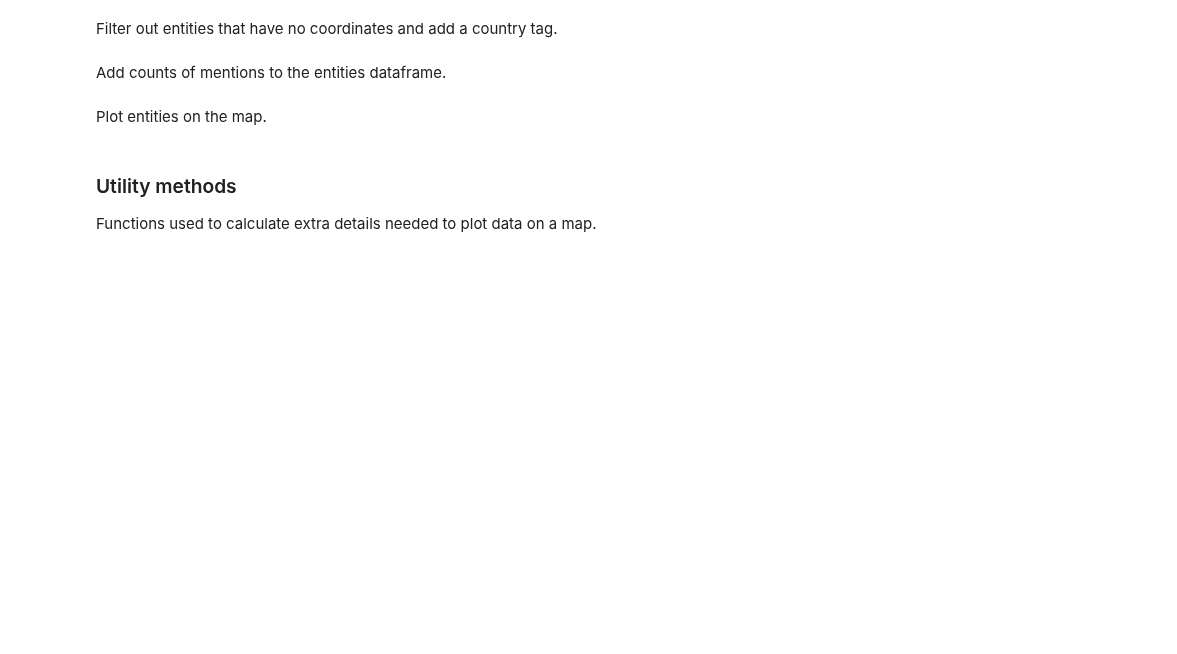
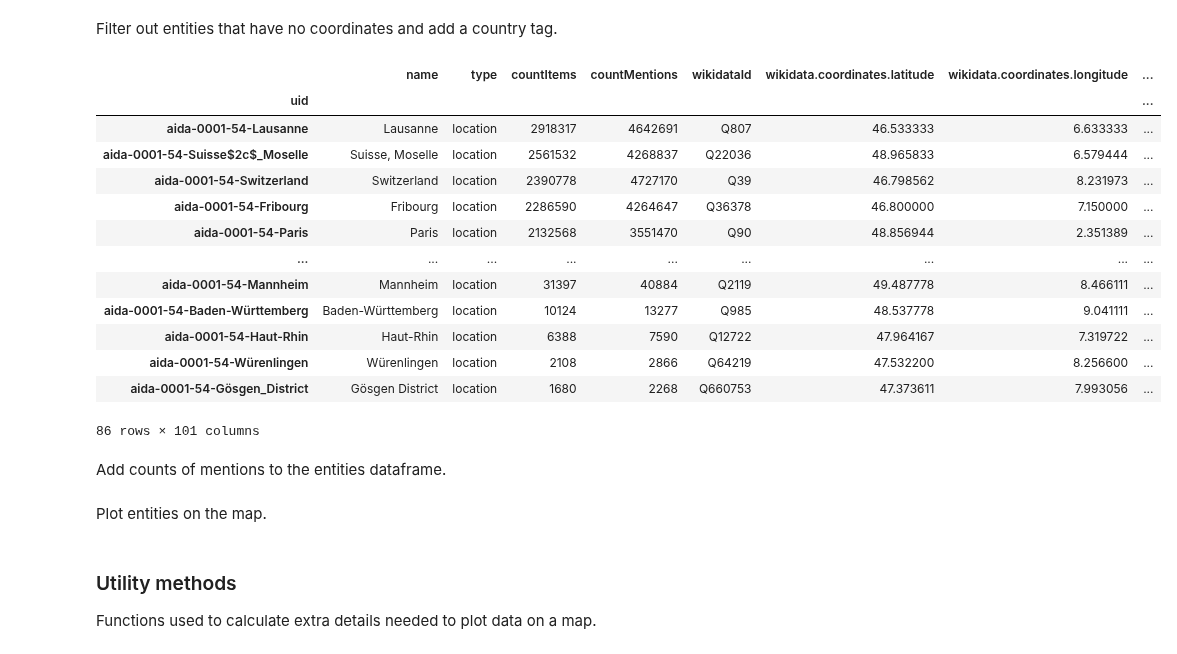
Before and after one commit to impresso/impresso-datalab-notebooks, a Jupyter notebook: 4-impresso-py/maps_explore.ipynb, the cells around one changed output. Cells and saved outputs as stored; diff of their text form; code cells hidden in the pictures; blank space fills up the shorter version.

```diff
--- a/4-impresso-py/maps_explore.ipynb
+++ b/4-impresso-py/maps_explore.ipynb
@@ -18,4 +20,4 @@ We need the following packages:
 # %%
 from impresso import connect, OR, DateRange
 
-impresso = connect(public_api_url="https://dev.impresso-project.ch/public-api")
+impresso = connect()
@@ -41,11 +57,31 @@ entities
 # %% [markdown]
 Filter out entities that have no coordinates and add a country tag.
 # %%
+import pandas as pd
+# disable "copy-on-write" warning
+pd.options.mode.copy_on_write = True
+
 df = entities.df
 entities_with_coordinates = df[df['wikidata.coordinates.latitude'].notna() & df['wikidata.coordinates.longitude'].notna()]
+
 # entity-type == "item" indicates it's a country
 entities_with_coordinates['is_country'] = entities_with_coordinates['wikidata.descriptions.fr'].str.contains('pays')
 entities_with_coordinates
+# %% [output]
+|  | name | type | countItems | countMentions | wikidataId | wikidata.coordinates.latitude | wikidata.coordinates.longitude | ... |
+| uid |  |  |  |  |  |  |  | ... |
+| aida-0001-54-Lausanne | Lausanne | location | 2918317 | 4642691 | Q807 | 46.533333 | 6.633333 | ... |
+| aida-0001-54-Suisse$2c$_Moselle | Suisse, Moselle | location | 2561532 | 4268837 | Q22036 | 48.965833 | 6.579444 | ... |
+| aida-0001-54-Switzerland | Switzerland | location | 2390778 | 4727170 | Q39 | 46.798562 | 8.231973 | ... |
+| aida-0001-54-Fribourg | Fribourg | location | 2286590 | 4264647 | Q36378 | 46.800000 | 7.150000 | ... |
+| aida-0001-54-Paris | Paris | location | 2132568 | 3551470 | Q90 | 48.856944 | 2.351389 | ... |
+| ... | ... | ... | ... | ... | ... | ... | ... | ... |
+| aida-0001-54-Mannheim | Mannheim | location | 31397 | 40884 | Q2119 | 49.487778 | 8.466111 | ... |
+| aida-0001-54-Baden-Württemberg | Baden-Württemberg | location | 10124 | 13277 | Q985 | 48.537778 | 9.041111 | ... |
+| aida-0001-54-Haut-Rhin | Haut-Rhin | location | 6388 | 7590 | Q12722 | 47.964167 | 7.319722 | ... |
+| aida-0001-54-Würenlingen | Würenlingen | location | 2108 | 2866 | Q64219 | 47.532200 | 8.256600 | ... |
+| aida-0001-54-Gösgen_District | Gösgen District | location | 1680 | 2268 | Q660753 | 47.373611 | 7.993056 | ... |
+86 rows × 101 columns
 # %% [markdown]
 Add counts of mentions to the entities dataframe.
 # %%
```
Also changed, not shown: parts of 10 cells of this notebook.
